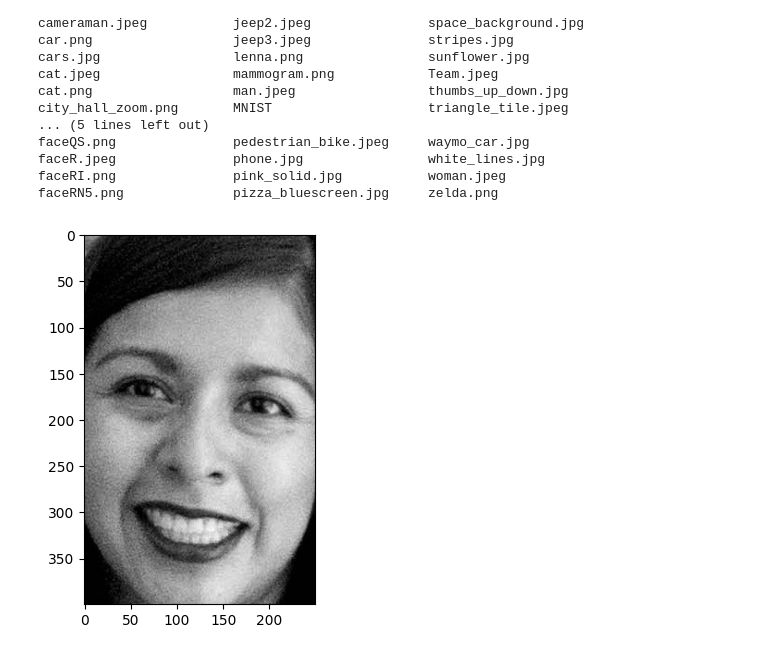
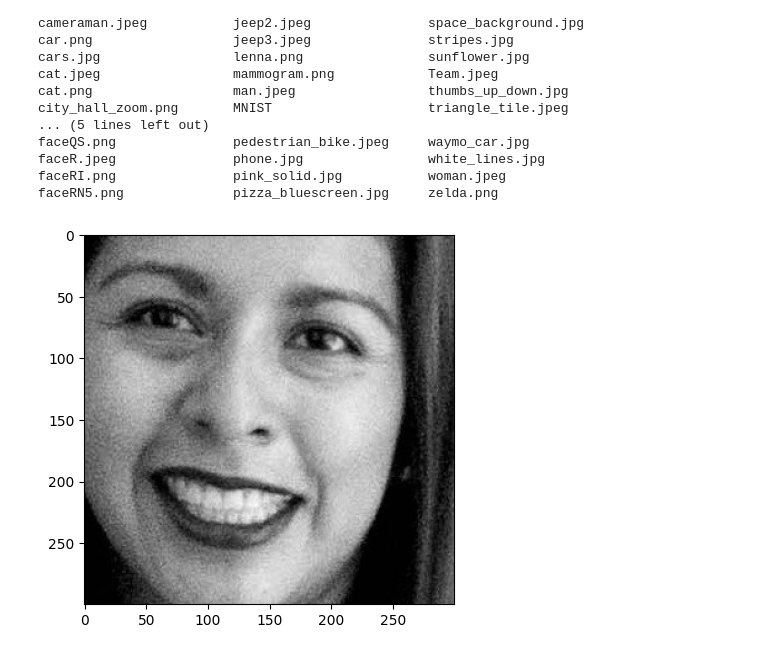
Before and after one commit to damiansp/cpu_vis, a Jupyter notebook: mod_w_pytorch/03_deep_nn/deep_nn.ipynb, the cells around one changed output. Cells and saved outputs as stored; diff of their text form; code cells hidden in the pictures.

```diff
--- a/mod_w_pytorch/03_deep_nn/deep_nn.ipynb
+++ b/mod_w_pytorch/03_deep_nn/deep_nn.ipynb
@@ -26,8 +26,8 @@ faceRN5.png              pizza_bluescreen.jpg     zelda.png
 IMG = '../../img'
 # %%
 img = cv2.imread(f'{IMG}/face.jpeg')
-img = img[100:500, 100:350]
+img = img[200:500, 100:400]
 img_grey = cv2.cvtColor(img, cv2.COLOR_BGR2GRAY)
 plt.imshow(img_grey, cmap='gray');
 # %% [output]
-[figure, old version]
+[figure, new version]
```
Also changed, not shown: parts of 2 cells of this notebook, 1 other file.
